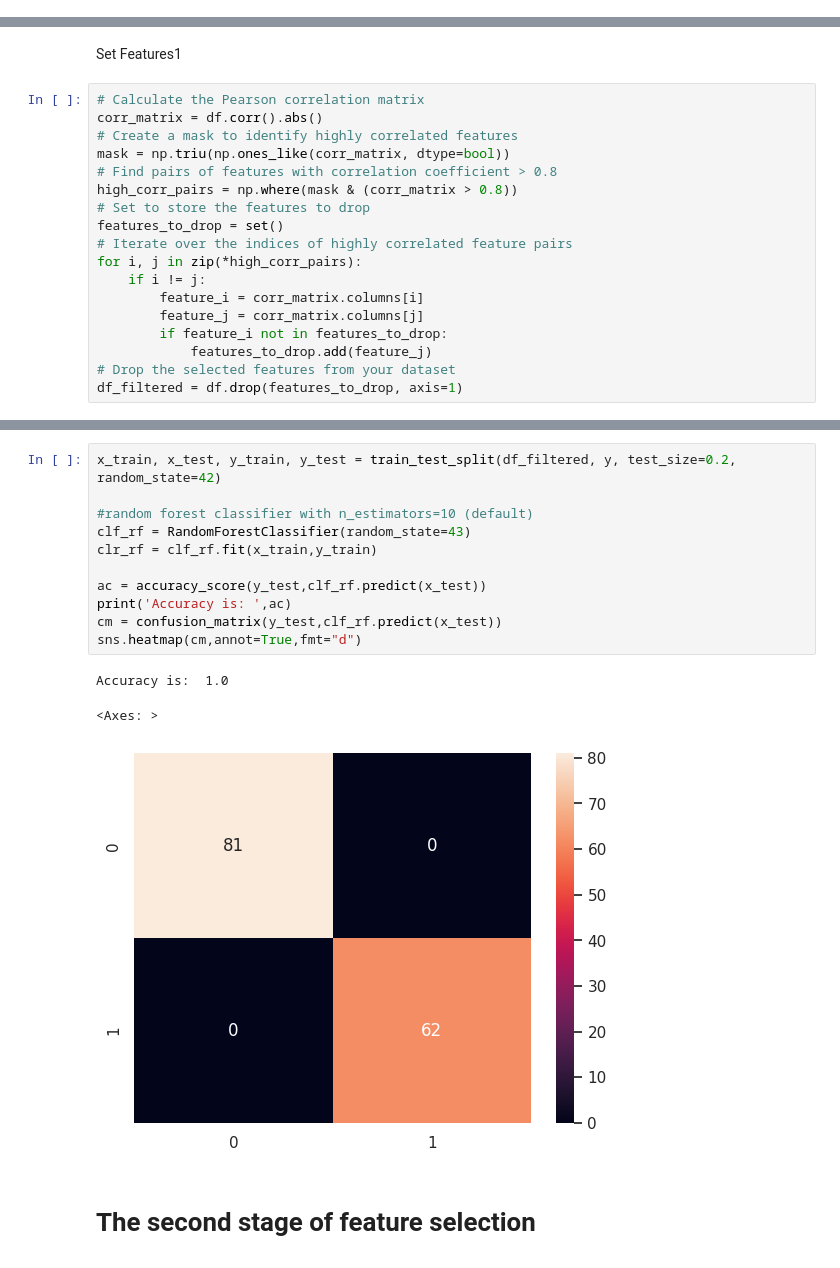
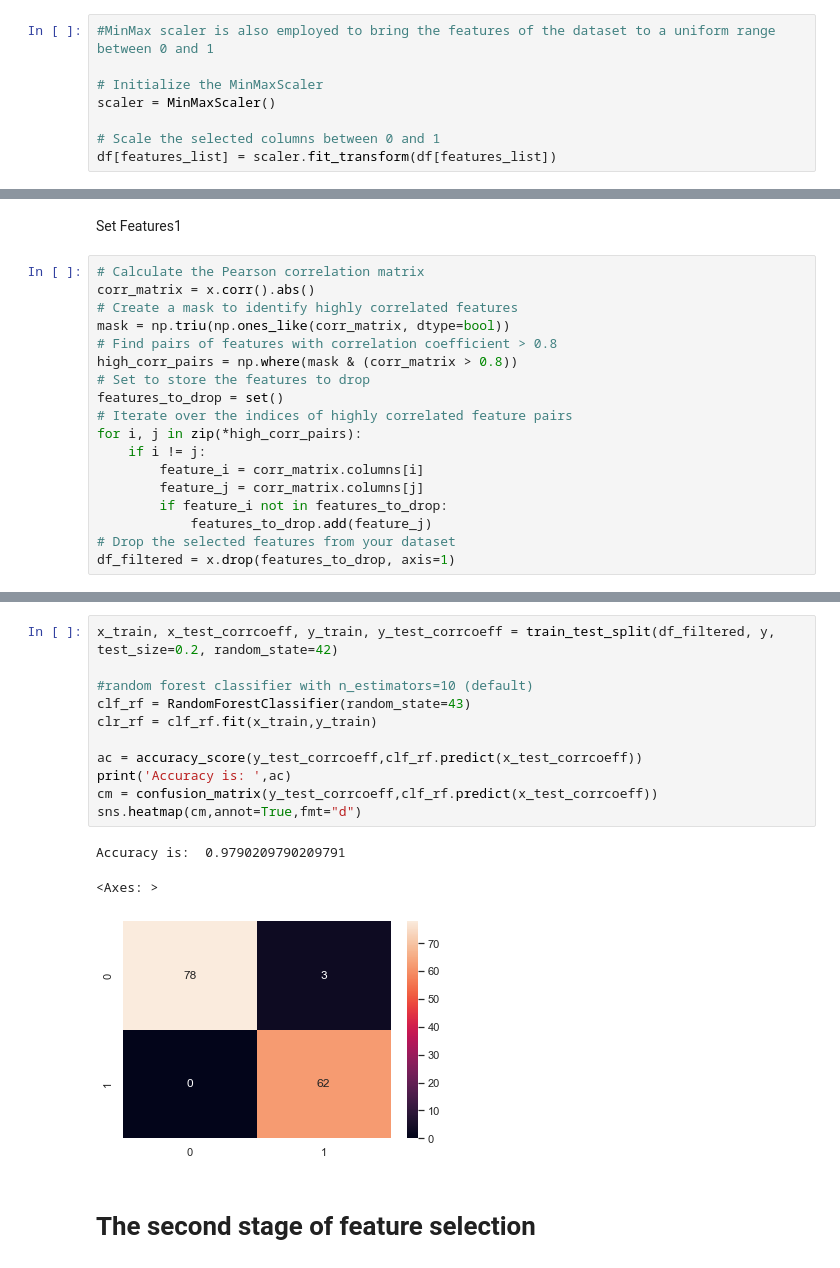
Before and after one commit to mariamezzat01/Breast-Cancer-Detection, a Jupyter notebook: RandomForest_BreastCancer.ipynb, the cells around one changed output, grey strips where cells are left out. Saved outputs shown, nothing was run; the diff lists cells and outputs as text.

```diff
--- a/RandomForest_BreastCancer.ipynb
+++ b/RandomForest_BreastCancer.ipynb
@@ -145,0 +148,8 @@ for feature in features_list:
+# %%
+#MinMax scaler is also employed to bring the features of the dataset to a uniform range between 0 and 1
+
+# Initialize the MinMaxScaler
+scaler = MinMaxScaler()
+
+# Scale the selected columns between 0 and 1
+df[features_list] = scaler.fit_transform(df[features_list])
@@ -509,7 +513,7 @@ sns.heatmap(df.corr(),cmap='viridis',annot=True,cbar=False)
 Set Features1
 # %%
 # Calculate the Pearson correlation matrix
-corr_matrix = df.corr().abs()
+corr_matrix = x.corr().abs()
 # Create a mask to identify highly correlated features
 mask = np.triu(np.ones_like(corr_matrix, dtype=bool))
 # Find pairs of features with correlation coefficient > 0.8
@@ -524,7 +528,7 @@ for i, j in zip(*high_corr_pairs):
         if feature_i not in features_to_drop:
             features_to_drop.add(feature_j)
 # Drop the selected features from your dataset
-df_filtered = df.drop(features_to_drop, axis=1)
+df_filtered = x.drop(features_to_drop, axis=1)
 # %%
 df_filtered.columns
 # %% [output]
@@ -570,18 +579,18 @@ Features that are in the list but not in set F1:
 # %%
-x_train, x_test, y_train, y_test = train_test_split(df_filtered, y, test_size=0.2, random_state=42)
+x_train, x_test_corrcoeff, y_train, y_test_corrcoeff = train_test_split(df_filtered, y, test_size=0.2, random_state=42)
 
 #random forest classifier with n_estimators=10 (default)
 clf_rf = RandomForestClassifier(random_state=43)
 clr_rf = clf_rf.fit(x_train,y_train)
 
-ac = accuracy_score(y_test,clf_rf.predict(x_test))
+ac = accuracy_score(y_test_corrcoeff,clf_rf.predict(x_test_corrcoeff))
 print('Accuracy is: ',ac)
-cm = confusion_matrix(y_test,clf_rf.predict(x_test))
+cm = confusion_matrix(y_test_corrcoeff,clf_rf.predict(x_test_corrcoeff))
 sns.heatmap(cm,annot=True,fmt="d")
 # %% [output]
-Accuracy is:  1.0
+Accuracy is:  0.9790209790209791
 <Axes: >
-[figure, old version]
+[figure, new version]
 # %% [markdown]
 # The second stage of feature selection
 # %% [markdown]
```
Also changed, not shown: parts of 42 cells of this notebook.
